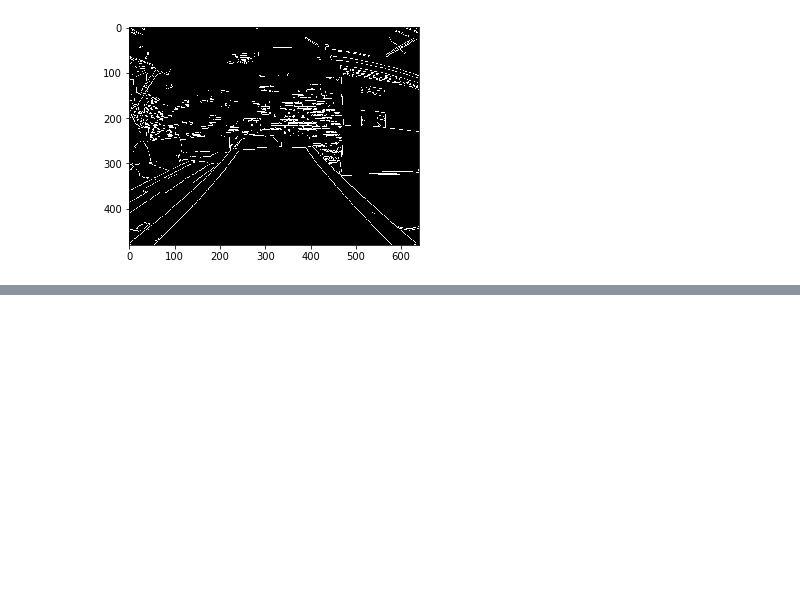
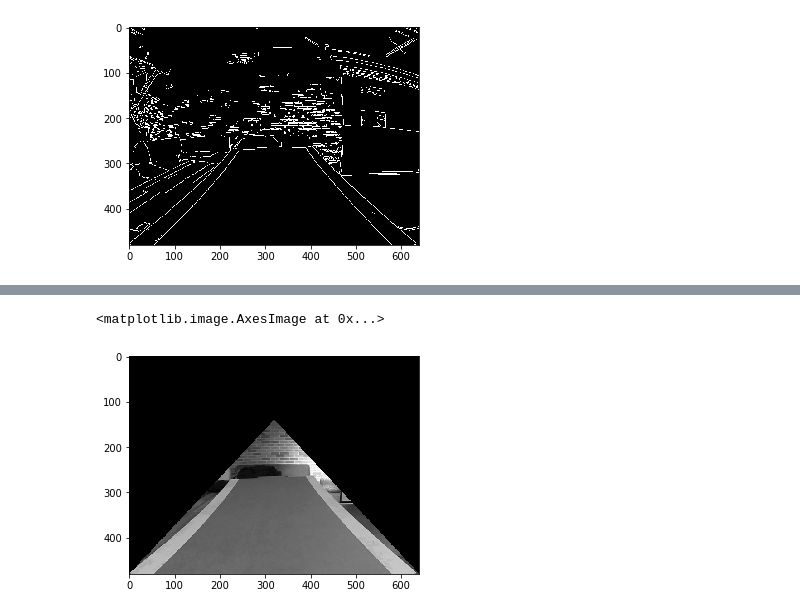
Before and after one commit to roboticamedellin/workshops_self_driving_car_2020, a Jupyter notebook: 01_25_opencv_python/OpencvUtils.ipynb, the cells around one changed output, grey strips where cells are left out. Drawn from its saved outputs; the diff is of its cells as text; code cells hidden in the pictures; blank space fills up the shorter version.

```diff
--- a/01_25_opencv_python/OpencvUtils.ipynb
+++ b/01_25_opencv_python/OpencvUtils.ipynb
@@ -37,0 +50,25 @@ plt.imshow(edges, cmap='gray')
+# %%
+def region_of_interest(img, vertices):
+    """
+    Applies an image mask.
+
+    Only keeps the region of the image defined by the polygon
+    formed from `vertices`. The rest of the image is set to black.
+    `vertices` should be a numpy array of integer points.
+    """
+    #defining a blank mask to start with
+    mask = np.zeros_like(img)
+
+    #defining a 3 channel or 1 channel color to fill the mask with depending on the input image
+    if len(img.shape) > 2:
+        channel_count = img.shape[2]  # i.e. 3 or 4 depending on your image
+        ignore_mask_color = (255,) * channel_count
+    else:
+        ignore_mask_color = 255
+
+    #filling pixels inside the polygon defined by "vertices" with the fill color
+    cv2.fillPoly(mask, vertices, ignore_mask_color)
+
+    #returning the image only where mask pixels are nonzero
+    masked_image = cv2.bitwise_and(img, mask)
+    return masked_image
@@ -37,0 +80,10 @@ plt.imshow(edges, cmap='gray')
+# %%
+left_bottom = [0, h]
+right_bottom = [w, h]
+apex = [w//2, h//2 - 100]
+area = np.array( [[left_bottom, right_bottom, apex]], dtype=np.int32 )
+region = region_of_interest(gray, area)
+plt.imshow(region, cmap='gray')
+# %% [output]
+<matplotlib.image.AxesImage at 0x...>
+[figure, added]
```
Also changed, not shown: parts of 3 cells of this notebook.
